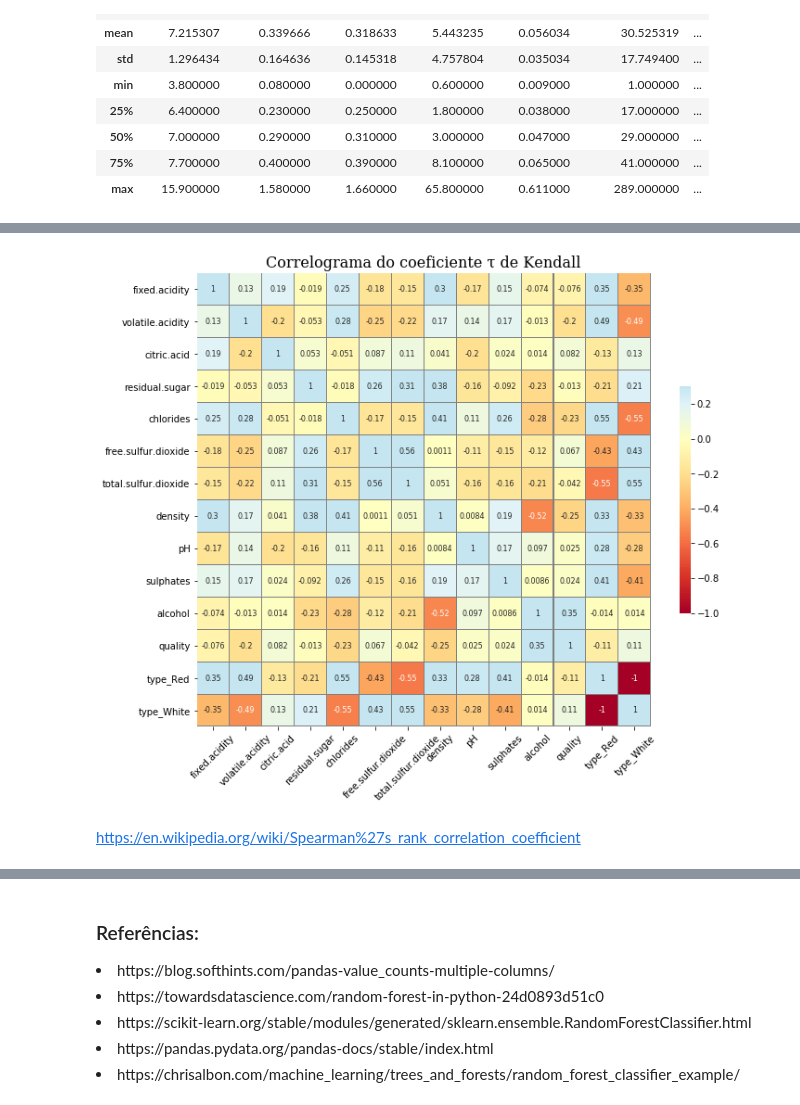
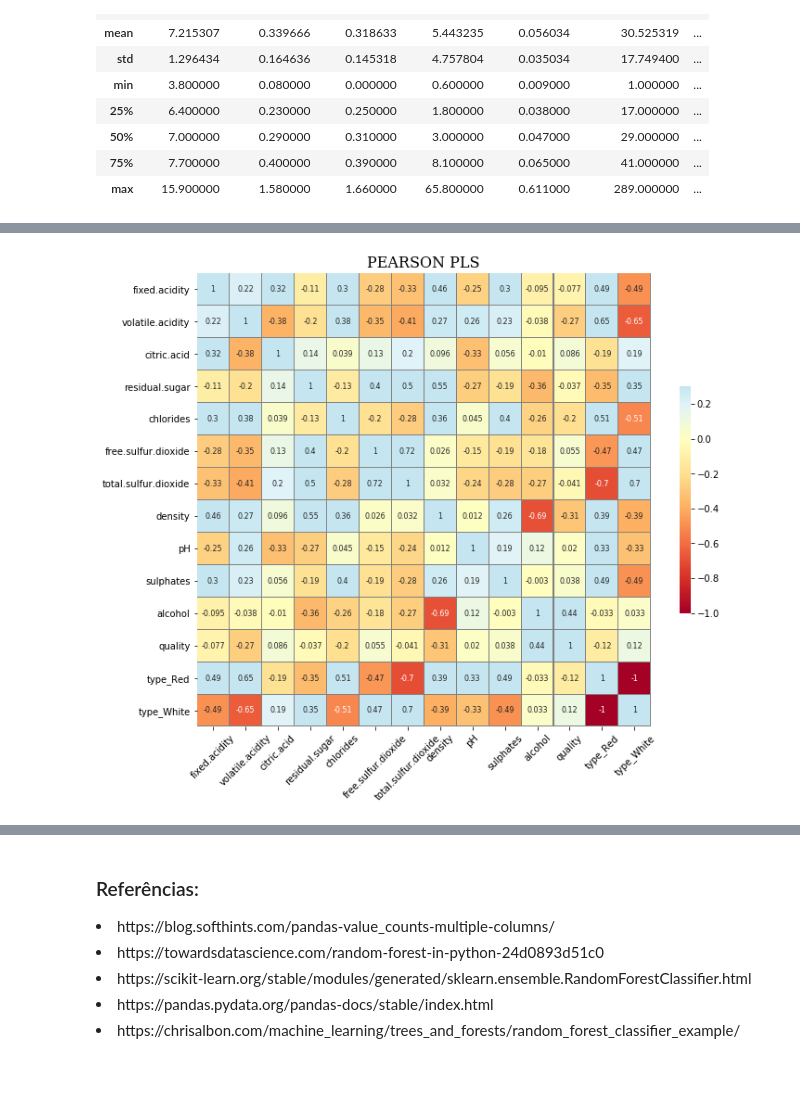
Before and after one commit to CEODINIZ/P2_CDados_2020.2, a Jupyter notebook: projeto 2.1/P2_v2_2020.ipynb, the cells around one changed output, grey strips where cells are left out. Cells and saved outputs as stored; diff of their text form; code cells hidden in the pictures; blank space fills up the shorter version.

```diff
--- a/projeto 2.1/P2_v2_2020.ipynb
+++ b/projeto 2.1/P2_v2_2020.ipynb
@@ -260,14 +304,12 @@ https://en.wikipedia.org/wiki/Kendall_rank_correlation_coefficient
 # %%
-korr = data.corr(method='kendall')
+corr = data.corr(method='pearson')
 f, ax = plt.subplots(figsize=(11, 9))
-sb.heatmap(korr, vmax = 0.3, cmap = "RdYlBu", center = 0, annot = True, annot_kws = {"size":8}, linewidths = .05,
+sb.heatmap(corr, vmax = 0.3, cmap = "RdYlBu", center = 0, annot = True, annot_kws = {"size":8}, linewidths = .05,
            linecolor = 'grey', cbar = True, cbar_kws = {"shrink":.5}, square = True, mask = False)
 
-plt.title('Correlograma do coeficiente τ de Kendall', fontsize=16, fontfamily='serif')
+plt.title('PEARSON PLS', fontsize=16, fontfamily='serif')
 plt.xticks(rotation = 45, size = 10)
 plt.yticks(rotation = 0, size = 10)
 plt.show()
 # %% [output]
-[figure, old version]
+[figure, new version]
-# %% [markdown]
-https://en.wikipedia.org/wiki/Spearman%27s_rank_correlation_coefficient
```
Also changed, not shown: parts of 8 cells of this notebook.
